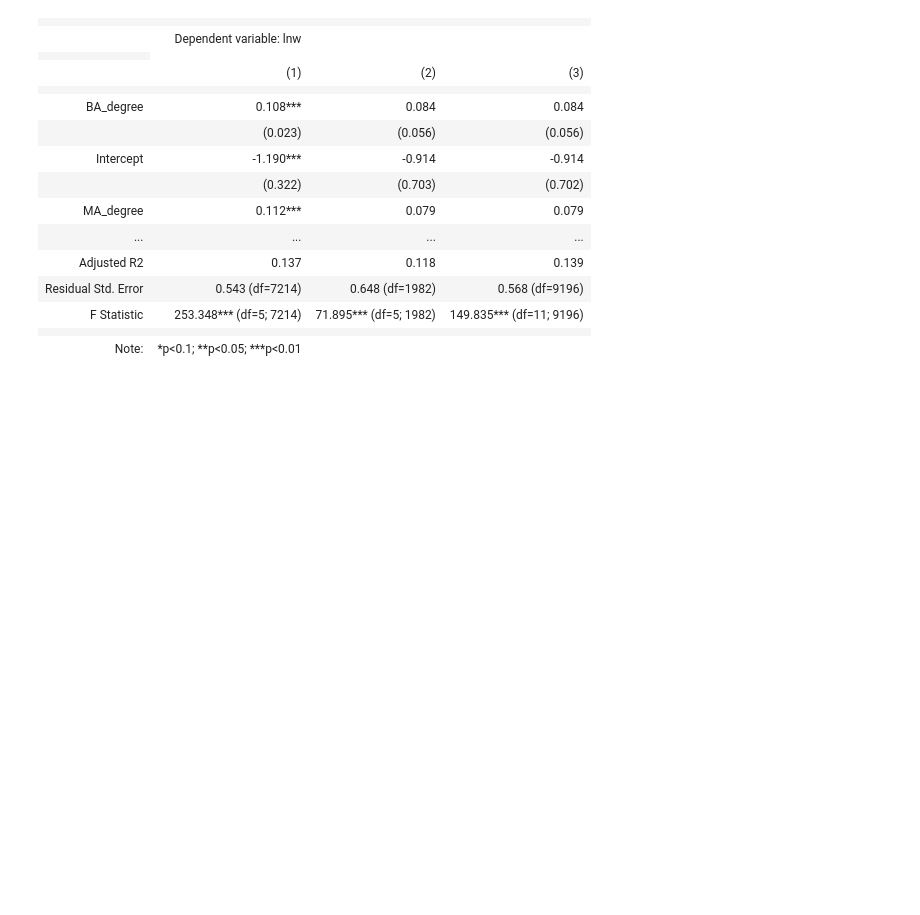
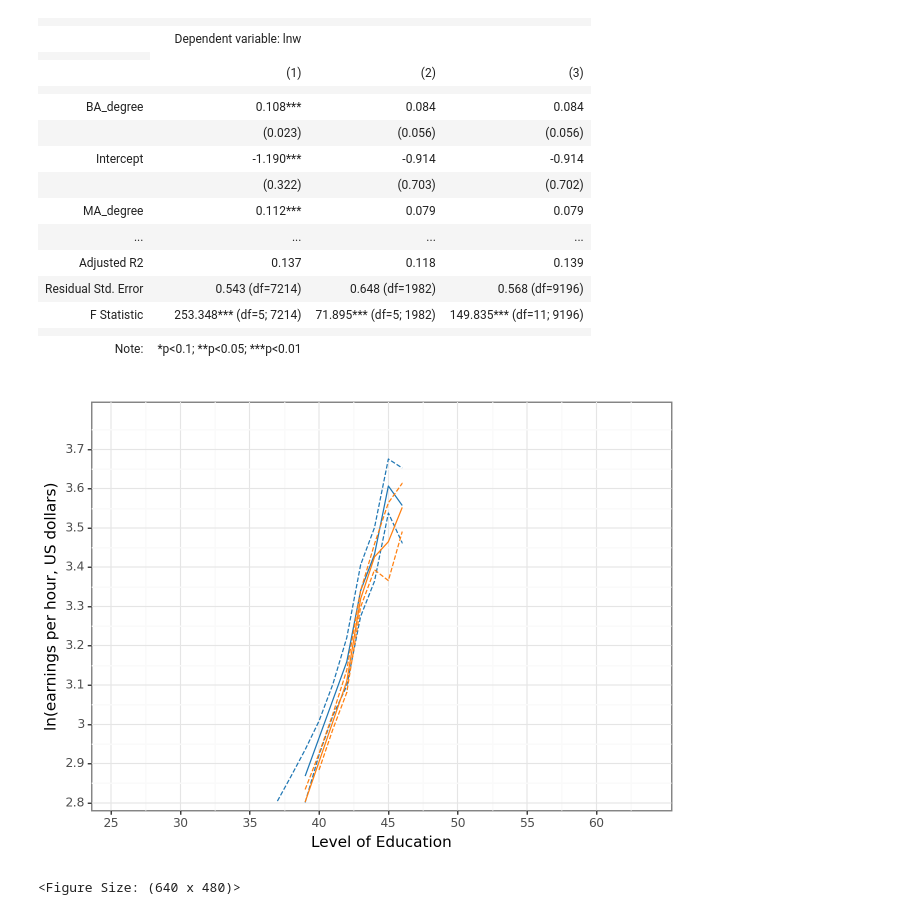
Before and after one commit to Iandrewburg/DA-2-ASSIGNMENT-1, a Jupyter notebook: DA_2_HW_1.ipynb, the cells around one changed output. Saved outputs shown, nothing was run; the diff lists cells and outputs as text; code cells hidden in the pictures; blank space fills up the shorter version.

```diff
--- a/DA_2_HW_1.ipynb
+++ b/DA_2_HW_1.ipynb
@@ -605,17 +611,20 @@ data_f["CIup"] = data_f["fit"] + 2 * data_f["fit_se"]
 data_f["CIlo"] = data_f["fit"] - 2 * data_f["fit_se"]
 # %%
 (
-    ggplot(data_m, aes(x="age", y="fit"))
+    ggplot(data_m, aes(x="grade92", y="fit"))
     + geom_line(colour=color[0])
-    + geom_line(data_m, aes(x="age", y="CIup"), colour=color[0], linetype="dashed")
-    + geom_line(data_m, aes(x="age", y="CIlo"), colour=color[0], linetype="dashed")
-    + geom_line(data_f, aes(x="age", y="fit"), colour=color[1])
-    + geom_line(data_f, aes(x="age", y="CIup"), colour=color[1], linetype="dashed")
-    + geom_line(data_f, aes(x="age", y="CIlo"), colour=color[1], linetype="dashed")
-    + labs(x="Age (years)", y="ln(earnings per hour, US dollars)")
+    + geom_line(data_m, aes(x="grade92", y="CIup"), colour=color[0], linetype="dashed")
+    + geom_line(data_m, aes(x="grade92", y="CIlo"), colour=color[0], linetype="dashed")
+    + geom_line(data_f, aes(x="grade92", y="fit"), colour=color[1])
+    + geom_line(data_f, aes(x="grade92", y="CIup"), colour=color[1], linetype="dashed")
+    + geom_line(data_f, aes(x="grade92", y="CIlo"), colour=color[1], linetype="dashed")
+    + labs(x="Level of Education", y="ln(earnings per hour, US dollars)")
     + scale_x_continuous(expand=(0.01, 0.01), limits=(24, 65), breaks=np.arange(25, 65, 5))
     + scale_y_continuous(
         expand=(0.01, 0.01), limits=(2.8, 3.8), breaks=np.arange(2.8, 3.8, 0.1)
     )
     + theme_bw()
 )
+# %% [output]
+[figure, added]
+<Figure Size: (640 x 480)>
```
Also changed, not shown: parts of 1 cell of this notebook.
